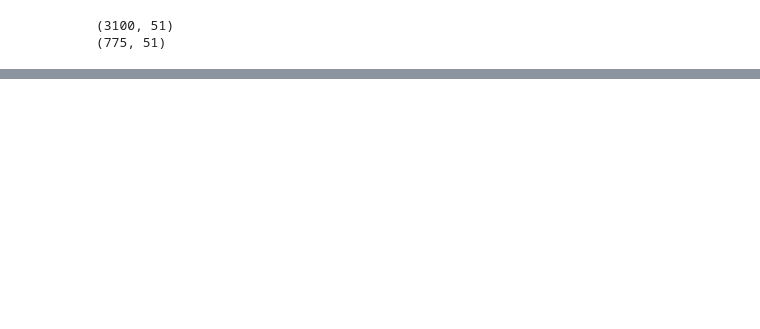
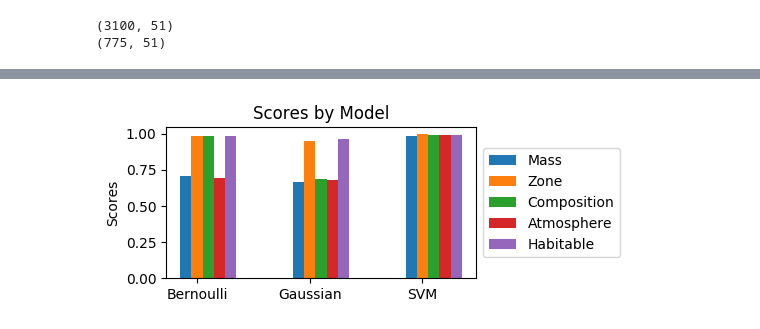
Before and after one commit to shaanzie/Classification-of-exoplanets, a Jupyter notebook: KNN /knn.ipynb, the cells around one changed output, grey strips where cells are left out. Saved outputs shown, nothing was run; the diff lists cells and outputs as text; code cells hidden in the pictures; blank space fills up the shorter version.

```diff
--- a/KNN /knn.ipynb
+++ b/KNN /knn.ipynb
@@ -36,0 +43,31 @@ print(scores_list)
+# %%
+import numpy as np
+from matplotlib.pyplot import figure
+
+figure(num=None, figsize=(4, 2), dpi=100, facecolor='w', edgecolor='k')
+MassClass = [0.71, 0.6645, 0.9832]
+ZoneClass = [0.9863, 0.9496,0.9942]
+ComClass = [0.9845, 0.6864, 0.9896]
+AtmClass = [0.6954, 0.6761, 0.9935]
+HabitClass = [0.9832, 0.9651, 0.9935]
+N = 3
+ind = np.arange(N)
+width = 0.10
+plt.bar(ind, MassClass, width, label='Mass')
+plt.bar(ind + width, ZoneClass, width,
+    label='Zone')
+plt.bar(ind + 2*width, ComClass, width,
+    label='Composition')
+plt.bar(ind + 3*width, AtmClass, width,
+    label='Atmosphere')
+plt.bar(ind + 4*width, HabitClass, width,
+    label='Habitable')
+plt.ylabel('Scores')
+plt.title('Scores by Model')
+
+plt.xticks(ind + width, ('Bernoulli', 'Gaussian', 'SVM'))
+plt.legend(loc='center left', bbox_to_anchor=(1, 0.5))
+
+plt.show()
+# %% [output]
+[figure, added]
```
Also changed, not shown: parts of 4 cells of this notebook, 4 other files.
